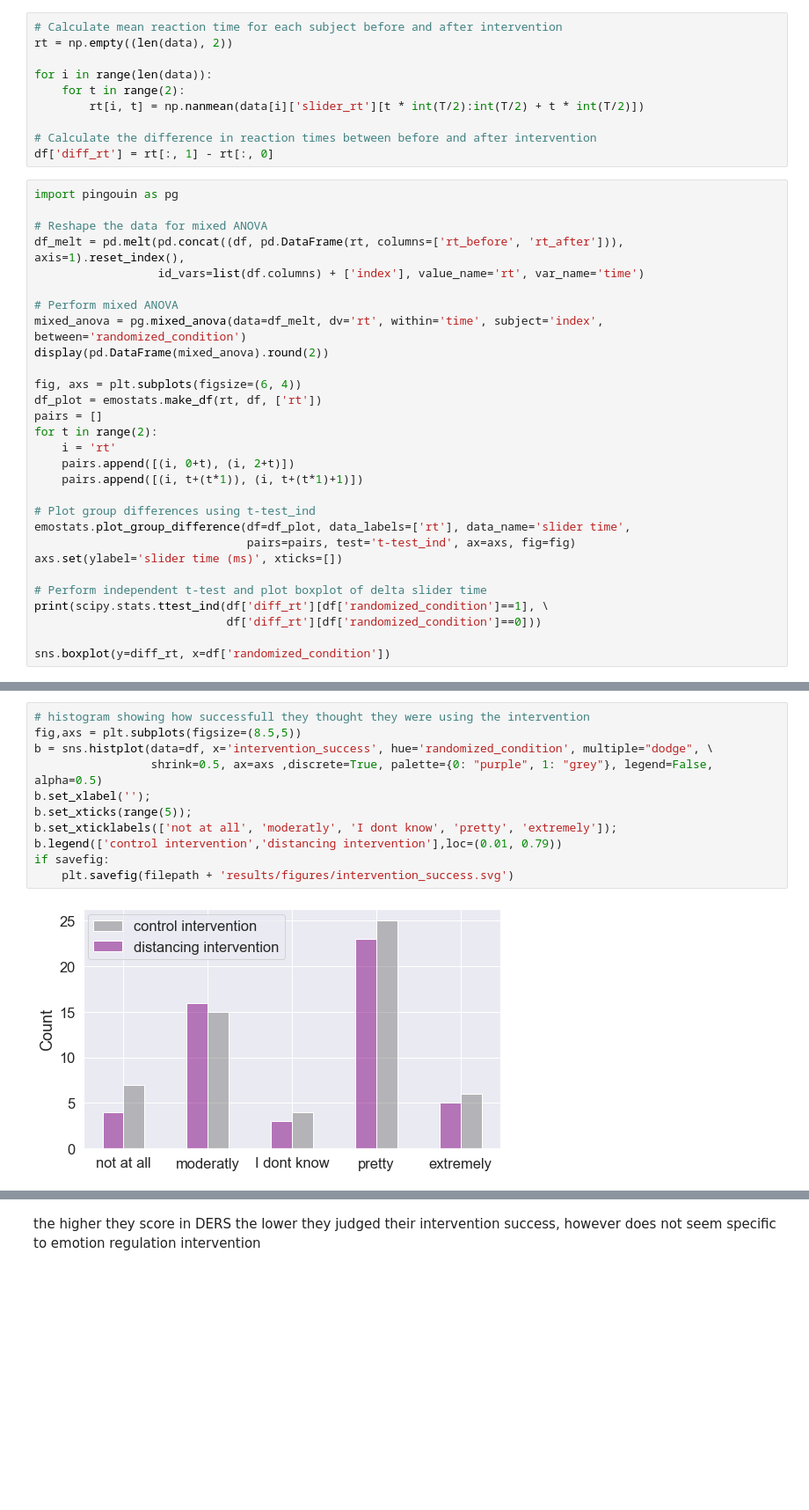
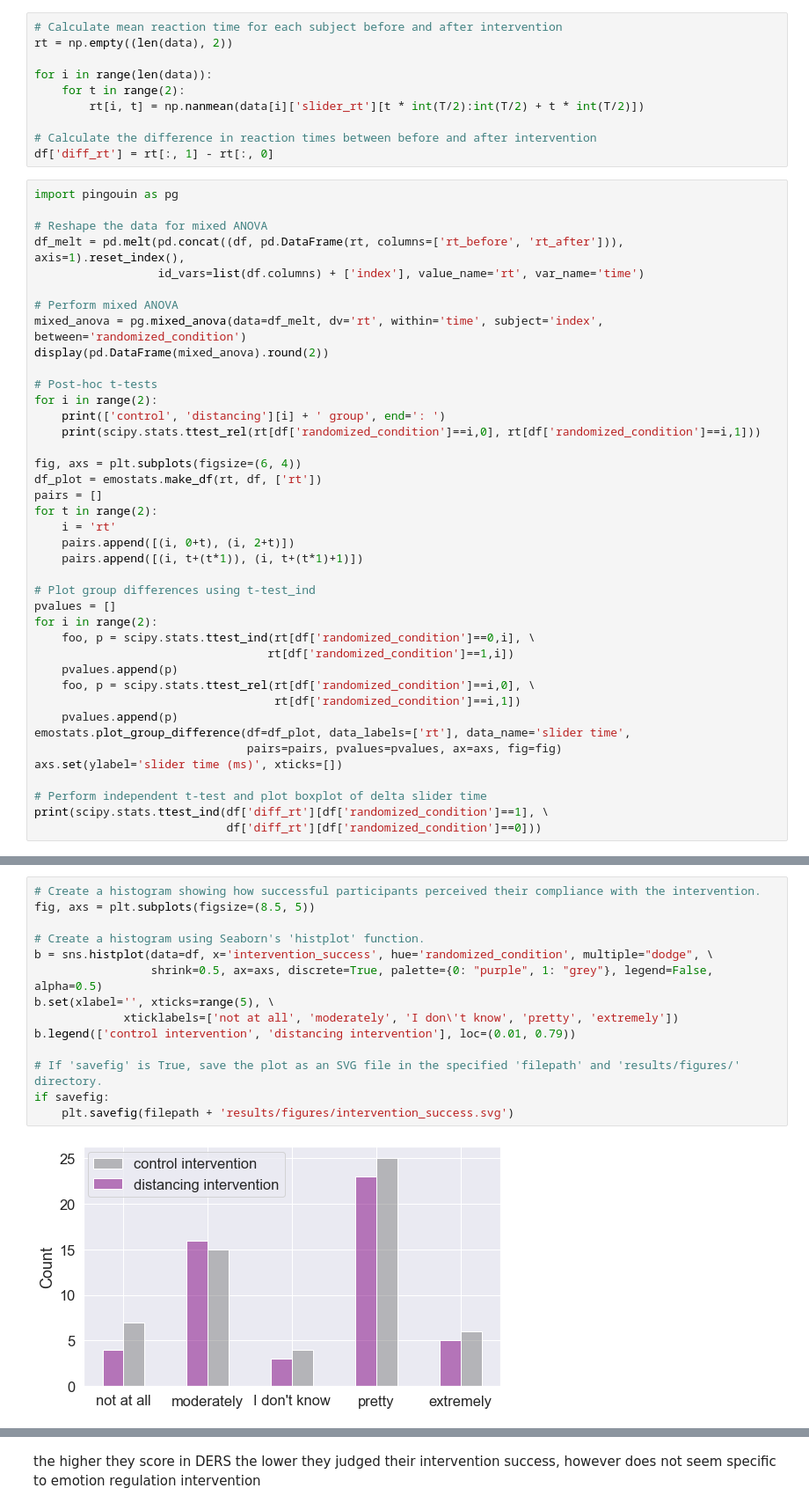
Before and after one commit to huyslab/emotioncon_public, a Jupyter notebook: analyses/basics_characteristics.ipynb, the cells around one changed output, grey strips where cells are left out. Shown at 88% size. Cells and saved outputs as stored; diff of their text form; blank space fills up the shorter version.

```diff
--- a/analyses/basics_characteristics.ipynb
+++ b/analyses/basics_characteristics.ipynb
@@ -332,6 +323,11 @@ df_melt = pd.melt(pd.concat((df, pd.DataFrame(rt, columns=['rt_before', 'rt_afte
 mixed_anova = pg.mixed_anova(data=df_melt, dv='rt', within='time', subject='index', between='randomized_condition')
 display(pd.DataFrame(mixed_anova).round(2))
 
+# Post-hoc t-tests
+for i in range(2):
+    print(['control', 'distancing'][i] + ' group', end=': ')
+    print(scipy.stats.ttest_rel(rt[df['randomized_condition']==i,0], rt[df['randomized_condition']==i,1]))
+
 fig, axs = plt.subplots(figsize=(6, 4))
 df_plot = emostats.make_df(rt, df, ['rt'])
 pairs = []
@@ -341,15 +337,21 @@ for t in range(2):
     pairs.append([(i, t+(t*1)), (i, t+(t*1)+1)])
 
 # Plot group differences using t-test_ind
+pvalues = []
+for i in range(2):
+    foo, p = scipy.stats.ttest_ind(rt[df['randomized_condition']==0,i], \
+                                  rt[df['randomized_condition']==1,i])
+    pvalues.append(p)
+    foo, p = scipy.stats.ttest_rel(rt[df['randomized_condition']==i,0], \
+                                   rt[df['randomized_condition']==i,1])
+    pvalues.append(p)
 emostats.plot_group_difference(df=df_plot, data_labels=['rt'], data_name='slider time',
-                               pairs=pairs, test='t-test_ind', ax=axs, fig=fig)
+                               pairs=pairs, pvalues=pvalues, ax=axs, fig=fig)
 axs.set(ylabel='slider time (ms)', xticks=[])
 
 # Perform independent t-test and plot boxplot of delta slider time
 print(scipy.stats.ttest_ind(df['diff_rt'][df['randomized_condition']==1], \
                             df['diff_rt'][df['randomized_condition']==0]))
-
-sns.boxplot(y=diff_rt, x=df['randomized_condition'])
 # %% [output]
 |  | Source | SS | DF1 | DF2 | MS | F | p-unc | np2 | eps |
 | 0 | randomized_condition | 2175115.49 | 1 | 106 | 2175115.49 | 0.15 | 0.70 | 0.00 | NaN |
@@ -415,16 +454,19 @@ if savefig:
 # %% [output]
 [figure]
 # %%
-# histogram showing how successfull they thought they were using the intervention
-fig,axs = plt.subplots(figsize=(8.5,5))
+# Create a histogram showing how successful participants perceived their compliance with the intervention.
+fig, axs = plt.subplots(figsize=(8.5, 5))
+
+# Create a histogram using Seaborn's 'histplot' function.
 b = sns.histplot(data=df, x='intervention_success', hue='randomized_condition', multiple="dodge", \
-                 shrink=0.5, ax=axs ,discrete=True, palette={0: "purple", 1: "grey"}, legend=False, alpha=0.5)
-b.set_xlabel('');
-b.set_xticks(range(5));
-b.set_xticklabels(['not at all', 'moderatly', 'I dont know', 'pretty', 'extremely']);
-b.legend(['control intervention','distancing intervention'],loc=(0.01, 0.79))
+                 shrink=0.5, ax=axs, discrete=True, palette={0: "purple", 1: "grey"}, legend=False, alpha=0.5)
+b.set(xlabel='', xticks=range(5), \
+             xticklabels=['not at all', 'moderately', 'I don\'t know', 'pretty', 'extremely'])
+b.legend(['control intervention', 'distancing intervention'], loc=(0.01, 0.79))
+
+# If 'savefig' is True, save the plot as an SVG file in the specified 'filepath' and 'results/figures/' directory.
 if savefig:
     plt.savefig(filepath + 'results/figures/intervention_success.svg')
 # %% [output]
-[figure, old version]
+[figure, new version]
 # %%
```
Also changed, not shown: parts of 66 cells of this notebook, 28 other files.
